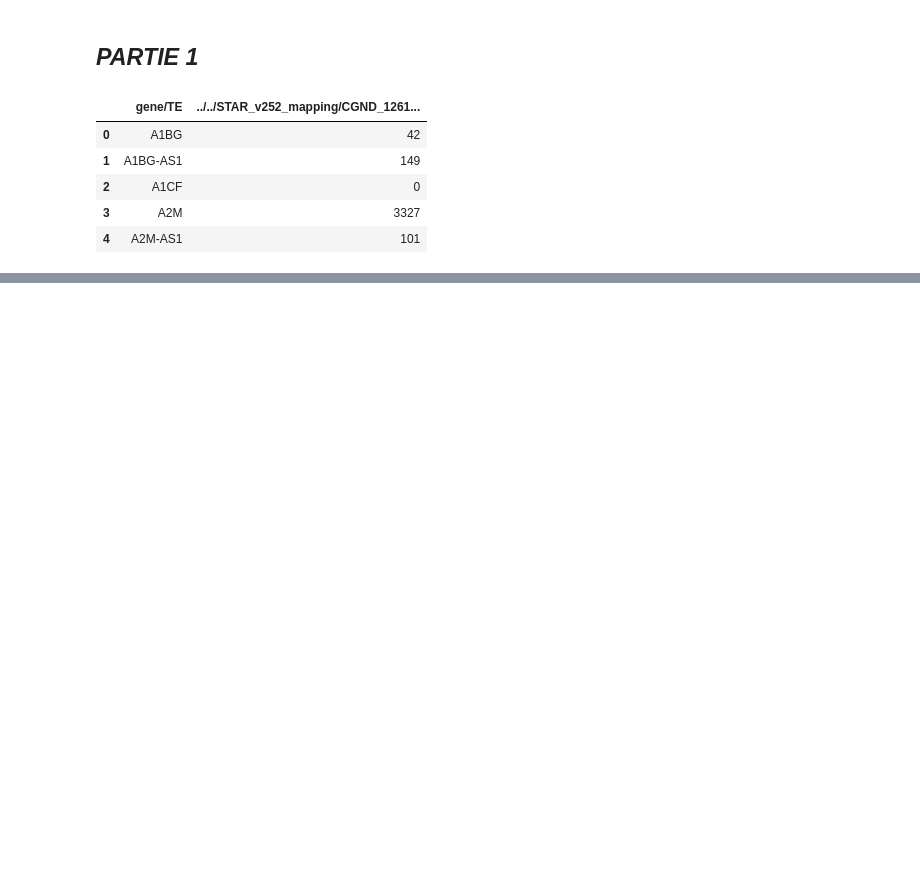
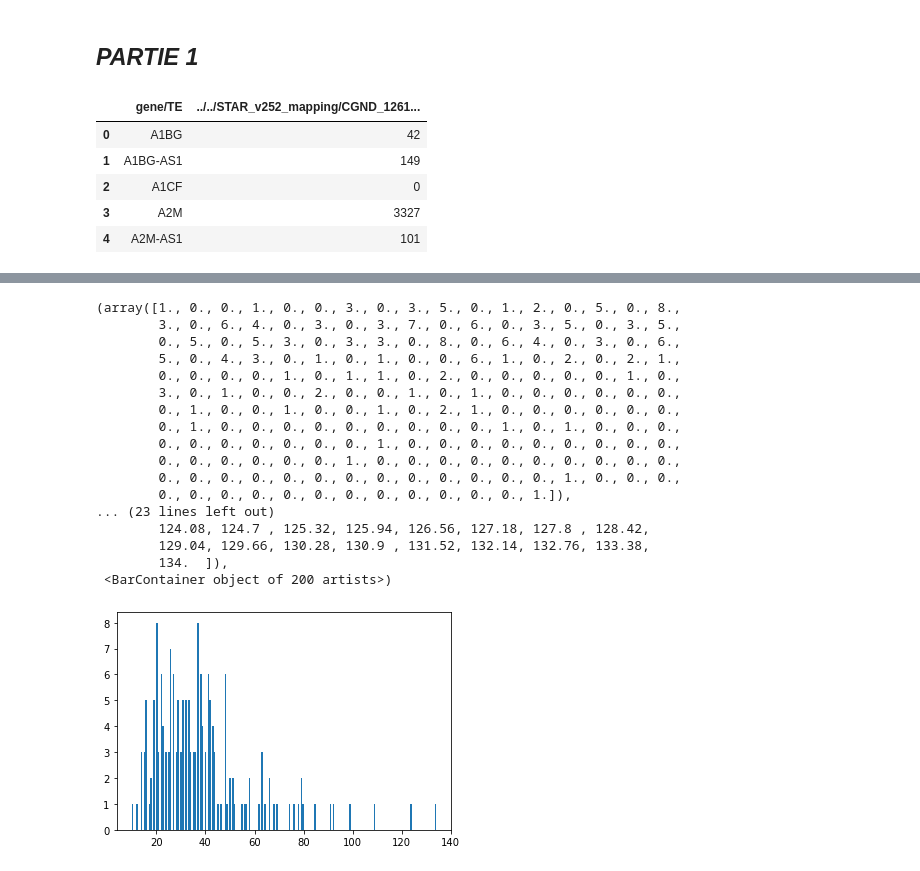
Before and after one commit to SamSamV/Bio-info, a Jupyter notebook: main.ipynb, the cells around one changed output, grey strips where cells are left out. Drawn from its saved outputs; the diff is of its cells as text; code cells hidden in the pictures; blank space fills up the shorter version.

Commit message:
step2

```diff
--- a/main.ipynb
+++ b/main.ipynb
@@ -55,3 +60,21 @@ class MyDataFrame:
         return self.df.iloc[id].values
     def getMatrix(self):
         return self.df
+# %%
+import pandas as pd
+import glob
+import re
+
+path = "./Data" # the path of the data
+
+pdList = [] # variable to temporary store all dataframes (one for each txt file)
+# For all txt file
+for fname in glob.glob(path+"/*.txt"):
+    df = pd.read_table(fname) # put the file in a dataframe
+    sample_name = re.search("GSM\d+", fname).group() # search the name of the sample in the file name
+    df.rename(index= df["gene/TE"], inplace=True) # rename the index (=rows) using the column containing the gene name
+    df.drop(columns=df.columns[0], axis=1, inplace=True) # drop the first column containing the gene name, no more need
+    df.rename(columns={ df.columns[0]: sample_name }, inplace = True) # rename the column (there is only one column at this step) using the sample name
+    pdList.append(df) # add the current dataframe in the list
+data_matrix = pd.concat(pdList, 1) # concat all dataframe in 1 dataframe
+data_matrix = data_matrix.transpose() # transpose the dataframe to get a more standard shape (samples x variables)
@@ -123,0 +132,18 @@ print(df)
+# %%
+import pandas as pd
+import glob
+import re
+
+path = "./Data" # the path of the data
+
+pdList = [] # variable to temporary store all dataframes (one for each txt file)
+# For all txt file
+for fname in glob.glob(path+"/*.txt"):
+    df = pd.read_table(fname) # put the file in a dataframe
+    sample_name = re.search("GSM\d+", fname).group() # search the name of the sample in the file name
+    df.rename(index= df["gene/TE"], inplace=True) # rename the index (=rows) using the column containing the gene name
+    df.drop(columns=df.columns[0], axis=1, inplace=True) # drop the first column containing the gene name, no more need
+    df.rename(columns={ df.columns[0]: sample_name }, inplace = True) # rename the column (there is only one column at this step) using the sample name
+    pdList.append(df) # add the current dataframe in the list
+data_matrix = pd.concat(pdList, 1) # concat all dataframe in 1 dataframe
+data_matrix = data_matrix.transpose() # transpose the dataframe to get a more standard shape (samples x variables)
@@ -123,0 +179,21 @@ print(df)
+# %%
+plt.hist(data_matrix.A1BG, bins=200)
+# %% [output]
+(array([1., 0., 0., 1., 0., 0., 3., 0., 3., 5., 0., 1., 2., 0., 5., 0., 8.,
+        3., 0., 6., 4., 0., 3., 0., 3., 7., 0., 6., 0., 3., 5., 0., 3., 5.,
+        0., 5., 0., 5., 3., 0., 3., 3., 0., 8., 0., 6., 4., 0., 3., 0., 6.,
+        5., 0., 4., 3., 0., 1., 0., 1., 0., 0., 6., 1., 0., 2., 0., 2., 1.,
+        0., 0., 0., 0., 1., 0., 1., 1., 0., 2., 0., 0., 0., 0., 0., 1., 0.,
+        3., 0., 1., 0., 0., 2., 0., 0., 1., 0., 1., 0., 0., 0., 0., 0., 0.,
+        0., 1., 0., 0., 1., 0., 0., 1., 0., 2., 1., 0., 0., 0., 0., 0., 0.,
+        0., 1., 0., 0., 0., 0., 0., 0., 0., 0., 0., 1., 0., 1., 0., 0., 0.,
+        0., 0., 0., 0., 0., 0., 0., 1., 0., 0., 0., 0., 0., 0., 0., 0., 0.,
+        0., 0., 0., 0., 0., 0., 1., 0., 0., 0., 0., 0., 0., 0., 0., 0., 0.,
+        0., 0., 0., 0., 0., 0., 0., 0., 0., 0., 0., 0., 0., 1., 0., 0., 0.,
+        0., 0., 0., 0., 0., 0., 0., 0., 0., 0., 0., 0., 1.]),
+... (23 lines left out)
+        124.08, 124.7 , 125.32, 125.94, 126.56, 127.18, 127.8 , 128.42,
+        129.04, 129.66, 130.28, 130.9 , 131.52, 132.14, 132.76, 133.38,
+        134.  ]),
+ <BarContainer object of 200 artists>)
+[figure, added]
```
Also changed, not shown: parts of 12 cells of this notebook.
